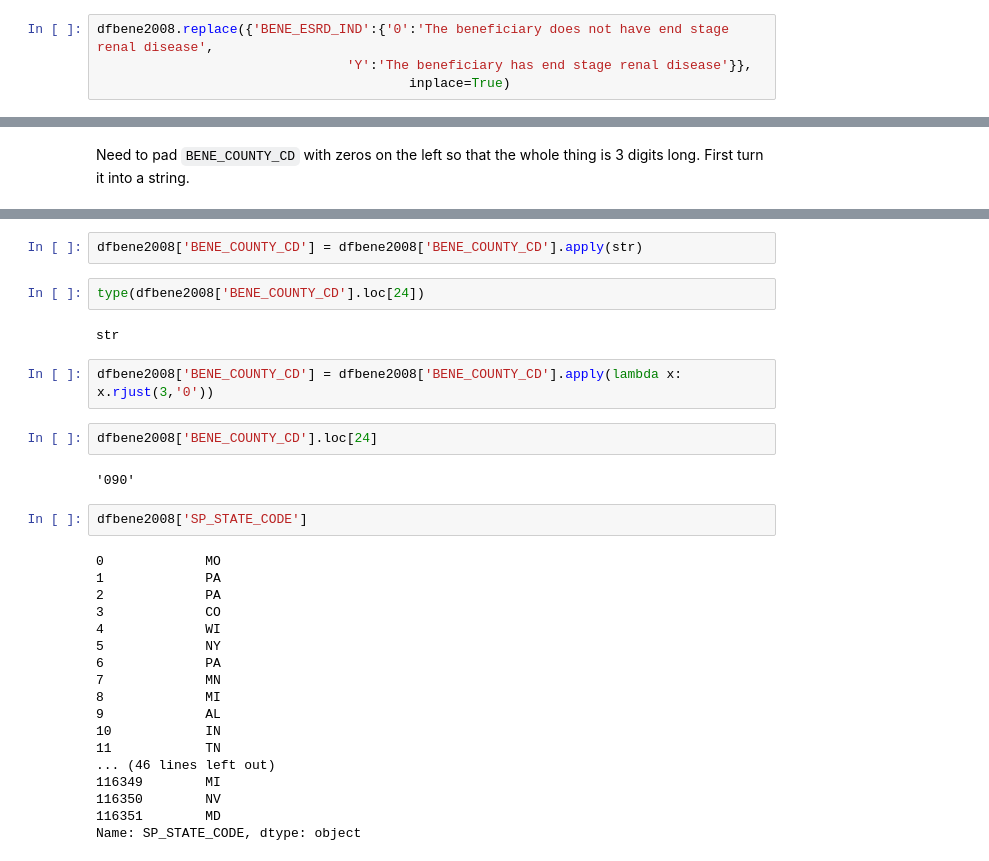
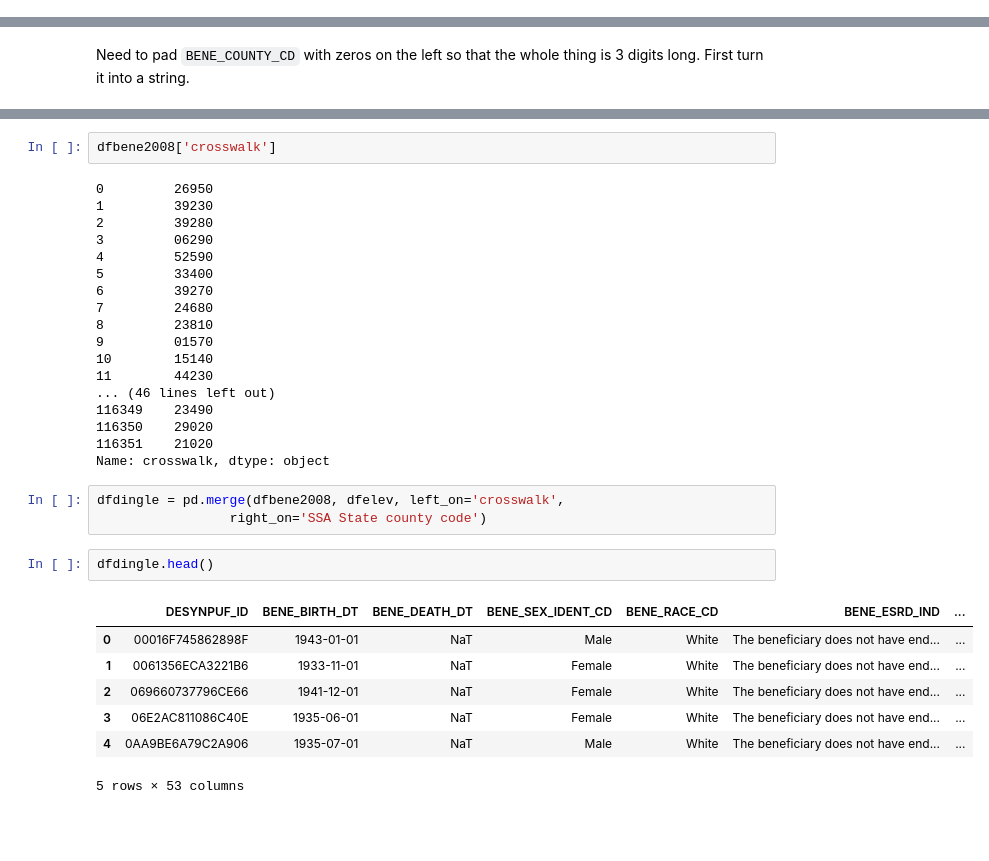
Before and after one commit to doolingdavid/synpuf, a Jupyter notebook: parsing.ipynb, the cells around one changed output, grey strips where cells are left out. Cells and saved outputs as stored; diff of their text form; blank space fills up the shorter version.

```diff
--- a/parsing.ipynb
+++ b/parsing.ipynb
@@ -279,7 +253,3 @@ dfbene2008['BENE_ESRD_IND'].value_counts()
 The beneficiary does not have end stage renal disease    108091
 The beneficiary has end stage renal disease                8261
 Name: BENE_ESRD_IND, dtype: int64
-# %%
-dfbene2008.replace({'BENE_ESRD_IND':{'0':'The beneficiary does not have end stage renal disease',
-                                'Y':'The beneficiary has end stage renal disease'}},
-                                        inplace=True)
@@ -453,32 +272,33 @@ dfbene2008['BENE_COUNTY_CD'].loc[24]
-# %%
-dfbene2008['BENE_COUNTY_CD'] = dfbene2008['BENE_COUNTY_CD'].apply(str)
-# %%
-type(dfbene2008['BENE_COUNTY_CD'].loc[24])
-# %% [output]
-str
-# %%
-dfbene2008['BENE_COUNTY_CD'] = dfbene2008['BENE_COUNTY_CD'].apply(lambda x: x.rjust(3,'0'))
-# %%
-dfbene2008['BENE_COUNTY_CD'].loc[24]
-# %% [output]
-'090'
 # %%
-dfbene2008['SP_STATE_CODE']
+dfbene2008['crosswalk']
 # %% [output]
-0             MO
-1             PA
-2             PA
-3             CO
-4             WI
-5             NY
-6             PA
-7             MN
-8             MI
-9             AL
-10            IN
-11            TN
+0         26950
+1         39230
+2         39280
+3         06290
+4         52590
+5         33400
+6         39270
+7         24680
+8         23810
+9         01570
+10        15140
+11        44230
 ... (46 lines left out)
-116349        MI
-116350        NV
-116351        MD
-Name: SP_STATE_CODE, dtype: object
+116349    23490
+116350    29020
+116351    21020
+Name: crosswalk, dtype: object
+# %%
+dfdingle = pd.merge(dfbene2008, dfelev, left_on='crosswalk',
+                 right_on='SSA State county code')
+# %%
+dfdingle.head()
+# %% [output]
+|  | DESYNPUF_ID | BENE_BIRTH_DT | BENE_DEATH_DT | BENE_SEX_IDENT_CD | BENE_RACE_CD | BENE_ESRD_IND | ... |
+| 0 | 00016F745862898F | 1943-01-01 | NaT | Male | White | The beneficiary does not have end... | ... |
+| 1 | 0061356ECA3221B6 | 1933-11-01 | NaT | Female | White | The beneficiary does not have end... | ... |
+| 2 | 069660737796CE66 | 1941-12-01 | NaT | Female | White | The beneficiary does not have end... | ... |
+| 3 | 06E2AC811086C40E | 1935-06-01 | NaT | Female | White | The beneficiary does not have end... | ... |
+| 4 | 0AA9BE6A79C2A906 | 1935-07-01 | NaT | Male | White | The beneficiary does not have end... | ... |
+5 rows × 53 columns
```
Also changed, not shown: parts of 17 cells of this notebook.
